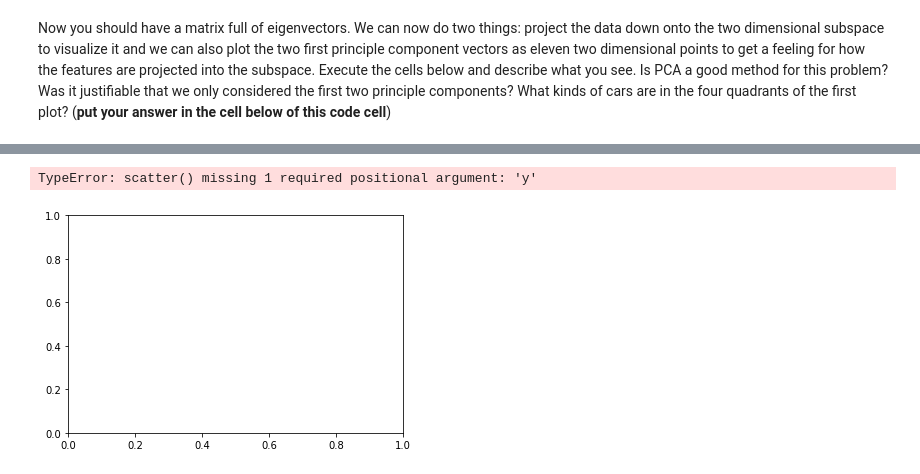
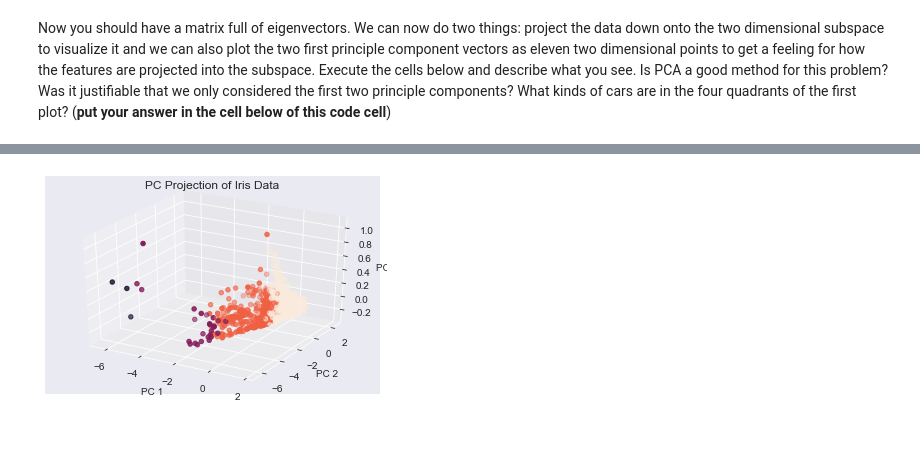
Before and after one commit to oranium/datamining, a Jupyter notebook: PAD_project_PCA.ipynb, the cells around one changed output, grey strips where cells are left out. Saved outputs shown, nothing was run; the diff lists cells and outputs as text; code cells hidden in the pictures; blank space fills up the shorter version.

```diff
--- a/PAD_project_PCA.ipynb
+++ b/PAD_project_PCA.ipynb
@@ -101,38 +102,16 @@ NameError: name 'u1' is not defined
-# %%
-%matplotlib inline
-import matplotlib.pyplot as plt
-
-# Project the data down into the two dimensional subspace
-proj = air_data @ eigenvec[:,0:2]
-proj = np.array(proj)
-#print(proj)
-
-# Plot projected data
-fig = plt.figure('Data projected onto first two Principal Components')
-fig.gca()
-fig.gca()
-plt.scatter(proj)
-plt.scatter(proj[:,0], proj[:,1])
-# Divide plot into quadrants
-plt.axhline(0, color='green')
-plt.axvline(0, color='green')
-# force drawing on 'run all'
-fig.canvas.draw()
-
-# Plot eigenvectors
-eig_fig = plt.figure('Eigenvector plot')
-plt.scatter(eigenvec[:,0], eigenvec[:,1])
-
-# add labels
-labels = cols
-for label, x, y in zip(labels, eigenvec[:,0], eigenvec[:,1]):
-    plt.annotate(
-        label, xy = (x, y), xytext = (-20, 20),
-        textcoords = 'offset points', ha = 'left', va = 'bottom',
-        bbox = dict(boxstyle = 'round,pad=0.5', fc = 'blue', alpha = 0.5),
-        arrowprops = dict(arrowstyle = '->', connectionstyle = 'arc3,rad=0'))
-# force drawing on 'run all'
-eig_fig.canvas.draw()
-# %% [output]
-TypeError: scatter() missing 1 required positional argument: 'y'
-[figure, removed]
+# %%
+from mpl_toolkits.mplot3d import Axes3D
+fig = plt.figure()
+ax = fig.add_subplot(111, projection='3d')
+
+ax.scatter(data_pca['PC_1'],
+           data_pca['PC_2'],
+           data_pca['PC_3'],
+           c=data_pca['cat']);
+
+ax.set_xlabel('PC 1')
+ax.set_ylabel('PC 2')
+ax.set_zlabel('PC 3')
+ax.set_title('PC Projection of Iris Data');
+# %% [output]
+[figure, added]
```
Also changed, not shown: parts of 8 cells of this notebook, 4 other files.
